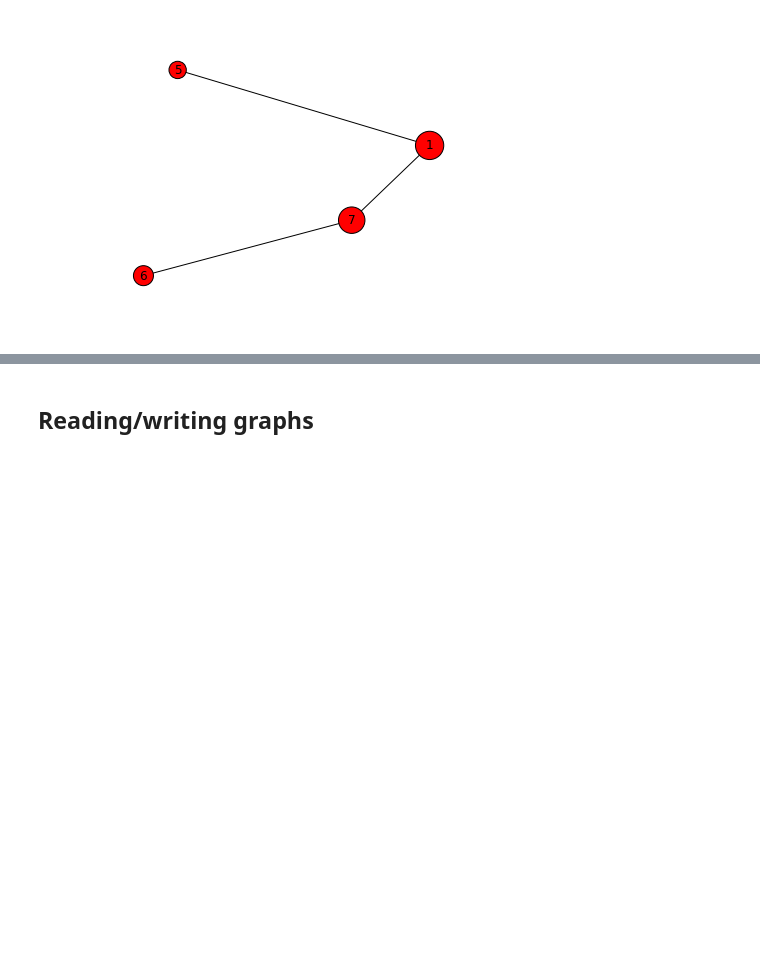
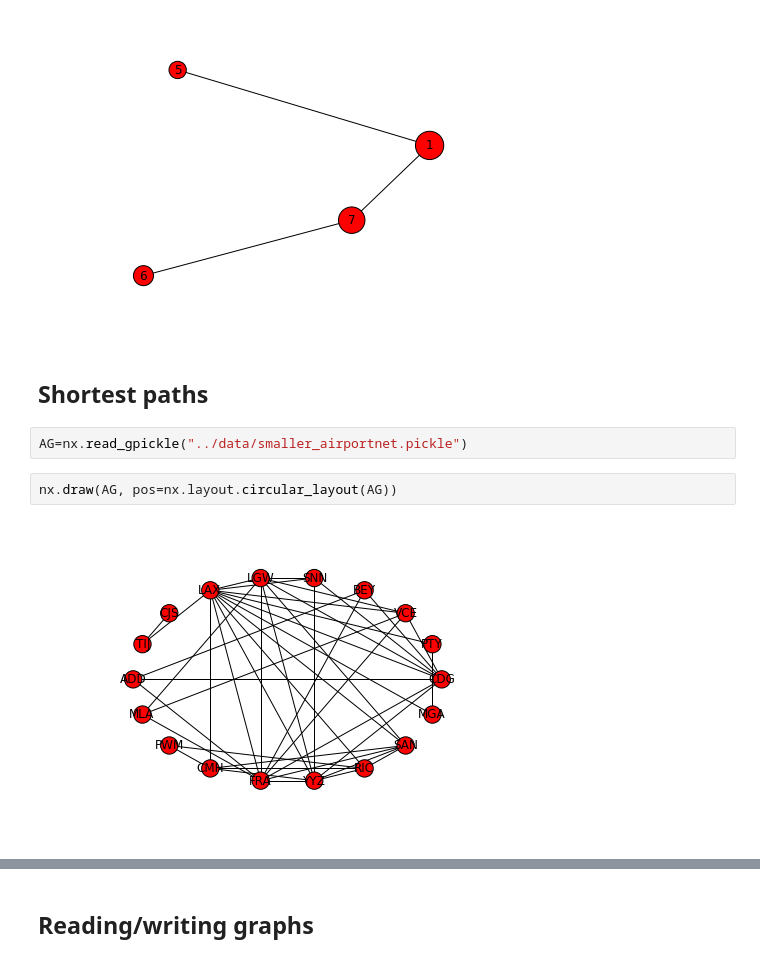
Before and after one commit to debsankha/network_course_python, a Jupyter notebook: talks/02-networkx-intro.ipynb, the cells around one changed output, grey strips where cells are left out. Saved outputs shown, nothing was run; the diff lists cells and outputs as text; blank space fills up the shorter version.

```diff
--- a/talks/02-networkx-intro.ipynb
+++ b/talks/02-networkx-intro.ipynb
@@ -144,3 +144,11 @@ G.node[5]['size']=300
 nx.draw(G, node_size=[G.node[n]['size'] for n in G.nodes()])
 # %% [output]
 [figure]
+# %% [markdown]
+## Shortest paths
+# %%
+AG=nx.read_gpickle("../data/smaller_airportnet.pickle")
+# %%
+nx.draw(AG, pos=nx.layout.circular_layout(AG))
+# %% [output]
+[figure, added]
```
Also changed, not shown: parts of 14 cells of this notebook, 2 other files.
